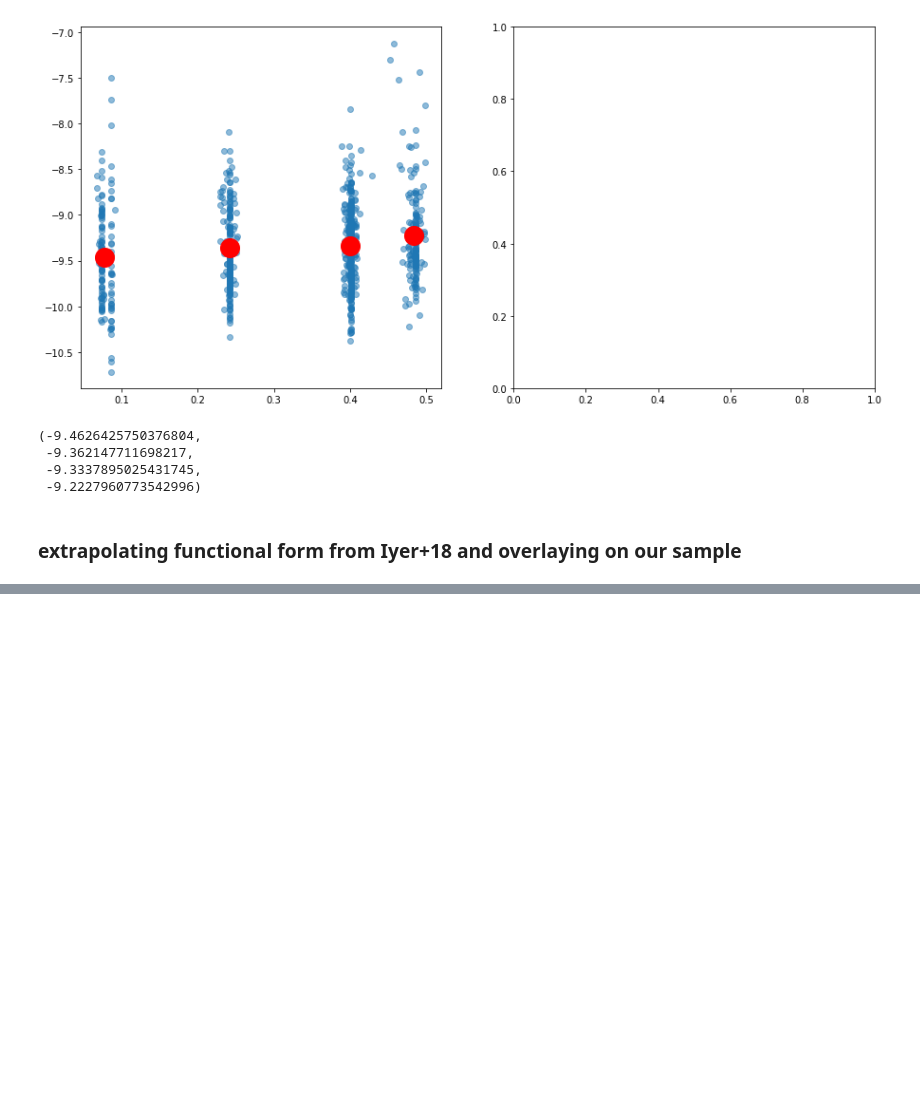
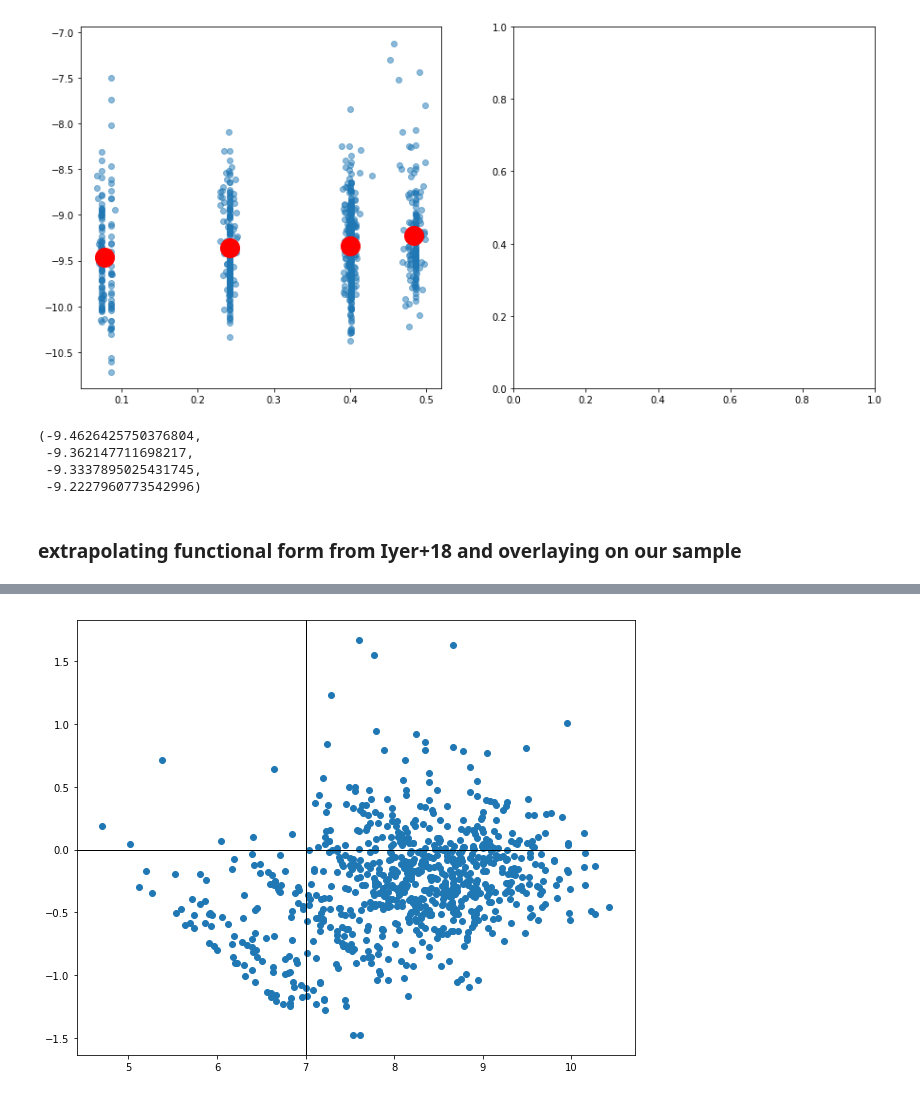
Before and after one commit to kaitshin/LowM_MainSequence, a Jupyter notebook: redshift_dependency.ipynb, the cells around one changed output, grey strips where cells are left out. Cells and saved outputs as stored; diff of their text form; code cells hidden in the pictures; blank space fills up the shorter version.

```diff
--- a/redshift_dependency.ipynb
+++ b/redshift_dependency.ipynb
@@ -1123,0 +1123,8 @@ plt.gcf().set_size_inches(10,8)
+# %%
+# rms plot w/ the iyer functional form
+plt.plot(smass0, sfrs00 - iyer18(smass0, zspec0), 'o')
+plt.axvline(7, color='black')
+plt.axhline(0, color='black')
+plt.gcf().set_size_inches(10,8)
+# %% [output]
+[figure, added]
```
Also changed, not shown: parts of 4 cells of this notebook.
